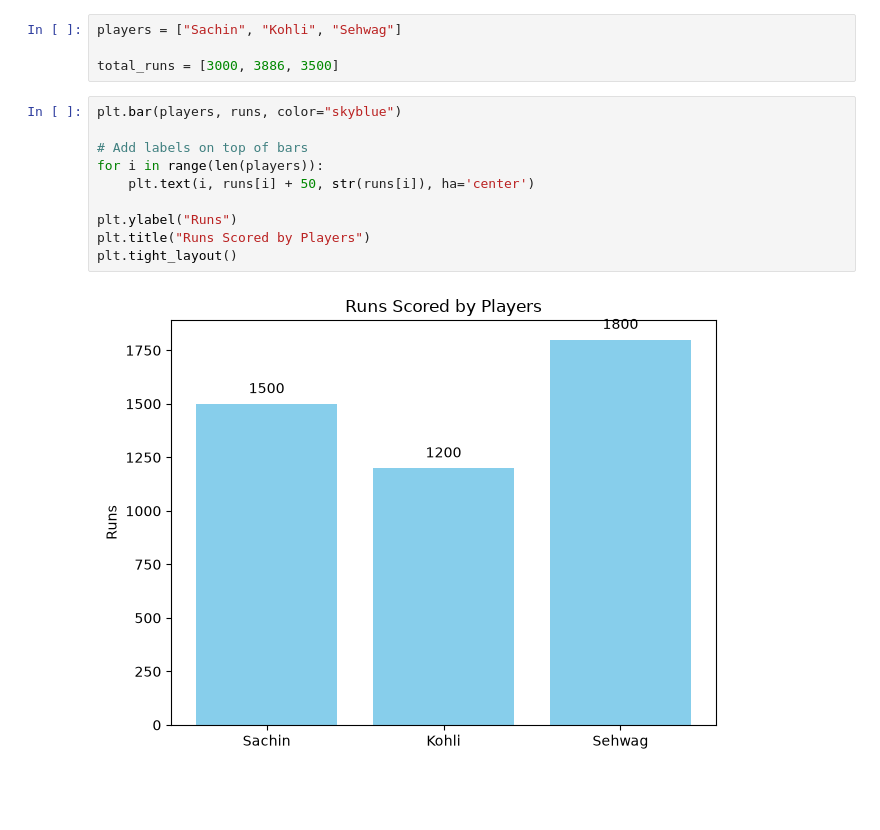
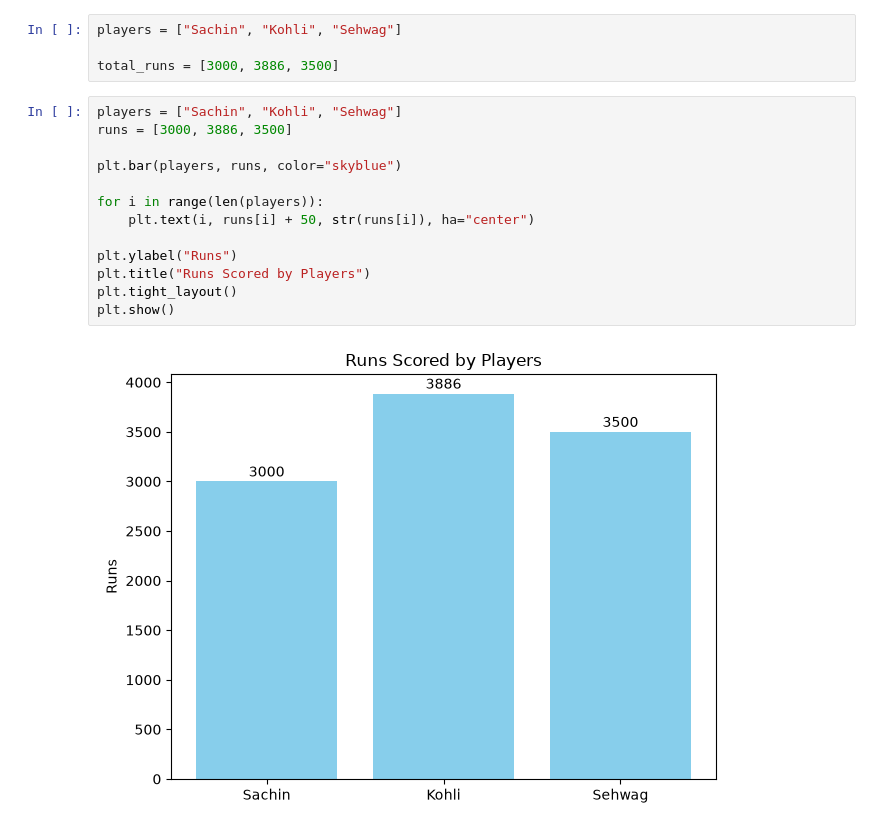
Before and after one commit to Luckyverma04/ultimate-data-science, a Jupyter notebook: Matplotlib/Bar.ipynb, the cells around one changed output. Cells and saved outputs as stored; diff of their text form; blank space fills up the shorter version.

```diff
--- a/Matplotlib/Bar.ipynb
+++ b/Matplotlib/Bar.ipynb
@@ -73,14 +73,17 @@ players = ["Sachin", "Kohli", "Sehwag"]
 
 total_runs = [3000, 3886, 3500]
 # %%
+players = ["Sachin", "Kohli", "Sehwag"]
+runs = [3000, 3886, 3500]
+
 plt.bar(players, runs, color="skyblue")
 
-# Add labels on top of bars
 for i in range(len(players)):
-    plt.text(i, runs[i] + 50, str(runs[i]), ha='center')
+    plt.text(i, runs[i] + 50, str(runs[i]), ha="center")
 
 plt.ylabel("Runs")
 plt.title("Runs Scored by Players")
 plt.tight_layout()
+plt.show()
 # %% [output]
-[figure, old version]
+[figure, new version]
```
Also changed, not shown: parts of 1 cell of this notebook, 1 other file.
